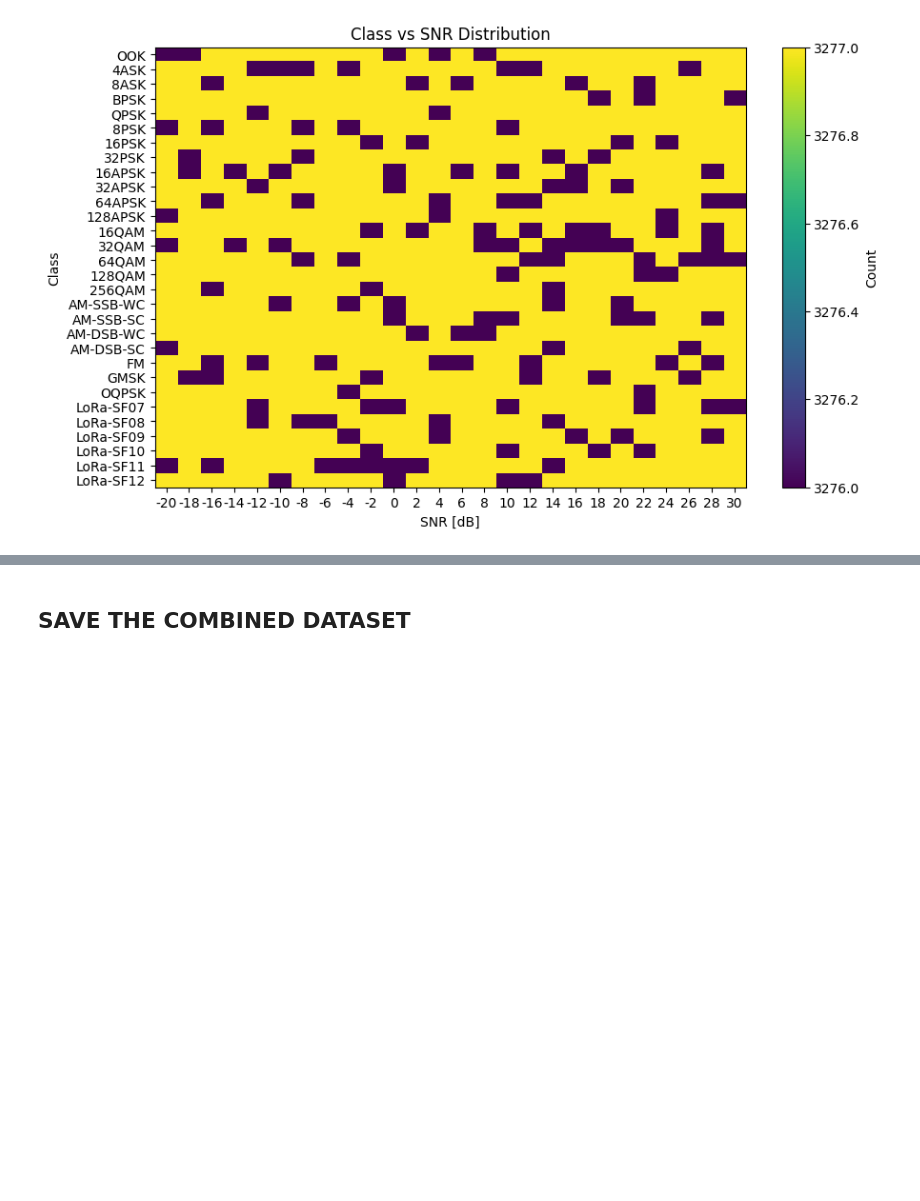
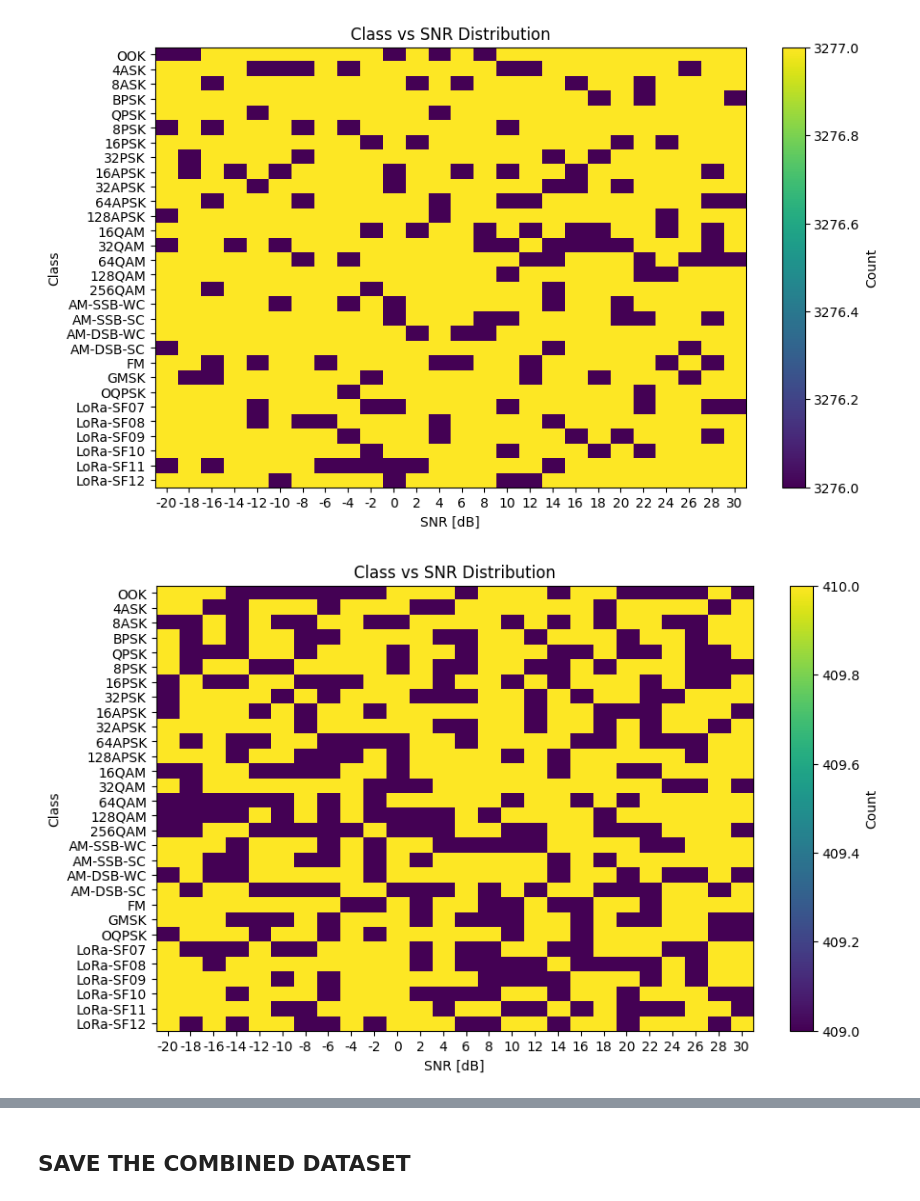
Before and after one commit to asheredia/bigdata_project, a Jupyter notebook: Normalization_and_Splitting.ipynb, the cells around one changed output, grey strips where cells are left out. Saved outputs shown, nothing was run; the diff lists cells and outputs as text; code cells hidden in the pictures; blank space fills up the shorter version.

```diff
--- a/Normalization_and_Splitting.ipynb
+++ b/Normalization_and_Splitting.ipynb
@@ -171,3 +171,7 @@ plot_class_distribution(Y=Y_test, class_names=classes)
 plot_class_snr_heatmap(Y=Y_train, Z=Z_train, class_names=classes)
 # %% [output]
 [figure]
+# %%
+plot_class_snr_heatmap(Y=Y_val, Z=Z_val, class_names=classes)
+# %% [output]
+[figure, added]
```
Also changed, not shown: parts of 1 cell of this notebook.
